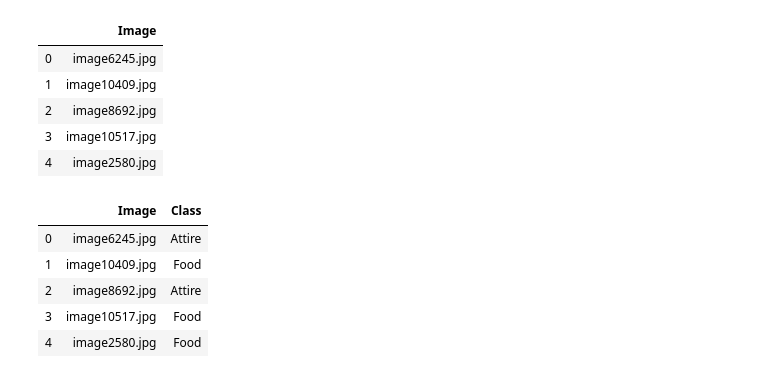
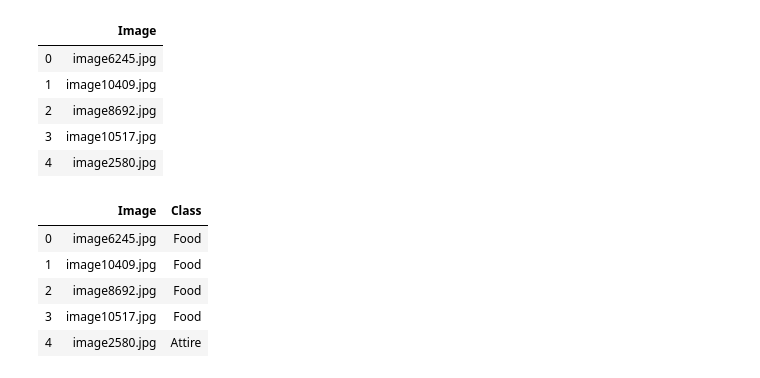
Before and after one commit to nik1806/Auto-tag, a Jupyter notebook: auto-tag-classifier-raw.ipynb, the cells around one changed output. Cells and saved outputs as stored; diff of their text form; code cells hidden in the pictures.

```diff
--- a/auto-tag-classifier-raw.ipynb
+++ b/auto-tag-classifier-raw.ipynb
@@ -201,10 +299,10 @@ df.to_csv('submission.csv', index=False)
 # %%
-df = pd.read_csv('submission.csv')
+df = pd.read_csv('submission_27.csv')
 df.head()
 # %% [output]
 |  | Image | Class |
-| 0 | image6245.jpg | Attire |
+| 0 | image6245.jpg | Food |
 | 1 | image10409.jpg | Food |
-| 2 | image8692.jpg | Attire |
+| 2 | image8692.jpg | Food |
 | 3 | image10517.jpg | Food |
-| 4 | image2580.jpg | Food |
+| 4 | image2580.jpg | Attire |
```
Also changed, not shown: parts of 26 cells of this notebook, 1 other file.
